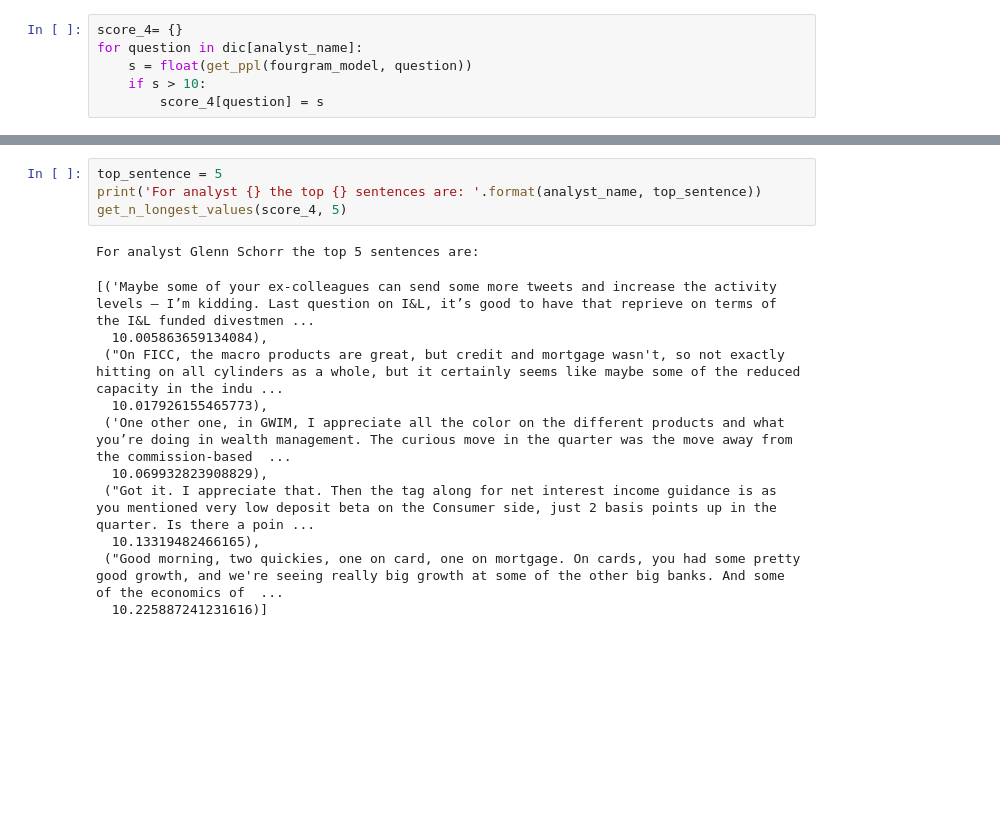
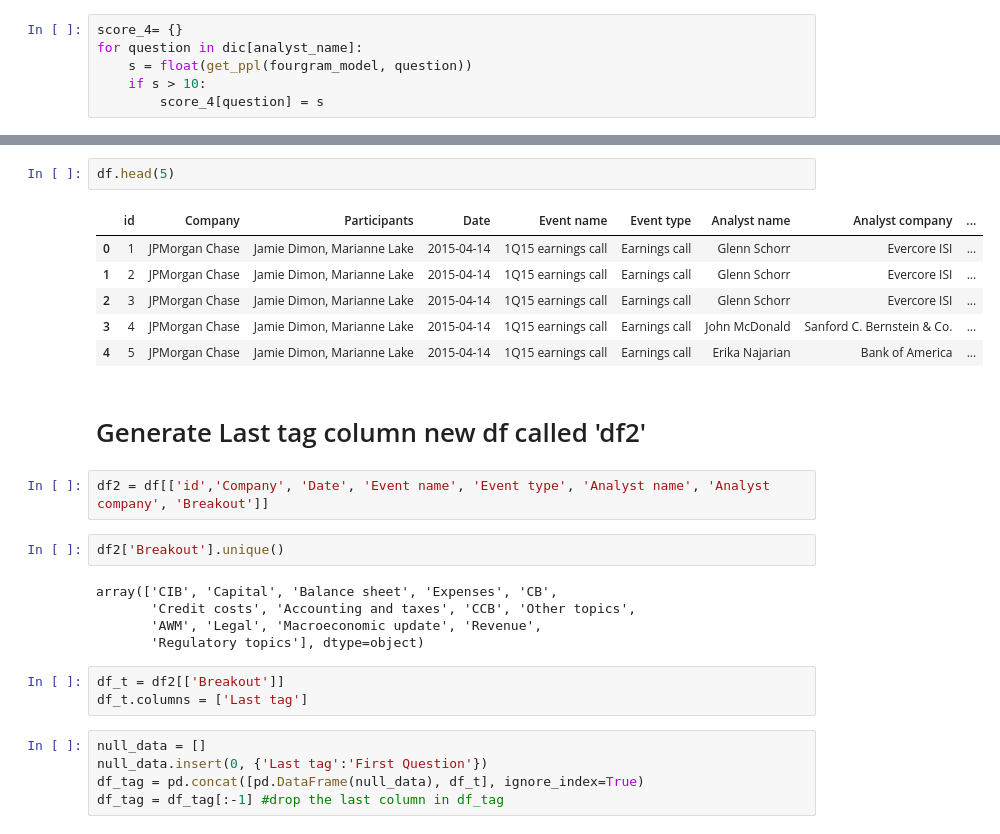
Before and after one commit to ly1123/NYU_Capstone, a Jupyter notebook: Tokenization with spacy and kenLm sentence.ipynb, the cells around one changed output, grey strips where cells are left out. Drawn from its saved outputs; the diff is of its cells as text; blank space fills up the shorter version.

```diff
--- a/Tokenization with spacy and kenLm sentence.ipynb
+++ b/Tokenization with spacy and kenLm sentence.ipynb
@@ -389,16 +418,28 @@ display(image)
-# %%
-top_sentence = 5
-print('For analyst {} the top {} sentences are: '.format(analyst_name, top_sentence))
-get_n_longest_values(score_4, 5)
-# %% [output]
-For analyst Glenn Schorr the top 5 sentences are:
-[('Maybe some of your ex-colleagues can send some more tweets and increase the activity levels – I’m kidding. Last question on I&L, it’s good to have that reprieve on terms of the I&L funded divestmen ...
-  10.005863659134084),
- ("On FICC, the macro products are great, but credit and mortgage wasn't, so not exactly hitting on all cylinders as a whole, but it certainly seems like maybe some of the reduced capacity in the indu ...
-  10.017926155465773),
- ('One other one, in GWIM, I appreciate all the color on the different products and what you’re doing in wealth management. The curious move in the quarter was the move away from the commission-based  ...
-  10.069932823908829),
- ("Got it. I appreciate that. Then the tag along for net interest income guidance is as you mentioned very low deposit beta on the Consumer side, just 2 basis points up in the quarter. Is there a poin ...
-  10.13319482466165),
- ("Good morning, two quickies, one on card, one on mortgage. On cards, you had some pretty good growth, and we're seeing really big growth at some of the other big banks. And some of the economics of  ...
-  10.225887241231616)]
+# %%
+df.head(5)
+# %% [output]
+|  | id | Company | Participants | Date | Event name | Event type | Analyst name | Analyst company | ... |
+| 0 | 1 | JPMorgan Chase | Jamie Dimon, Marianne Lake | 2015-04-14 | 1Q15 earnings call | Earnings call | Glenn Schorr | Evercore ISI | ... |
+| 1 | 2 | JPMorgan Chase | Jamie Dimon, Marianne Lake | 2015-04-14 | 1Q15 earnings call | Earnings call | Glenn Schorr | Evercore ISI | ... |
+| 2 | 3 | JPMorgan Chase | Jamie Dimon, Marianne Lake | 2015-04-14 | 1Q15 earnings call | Earnings call | Glenn Schorr | Evercore ISI | ... |
+| 3 | 4 | JPMorgan Chase | Jamie Dimon, Marianne Lake | 2015-04-14 | 1Q15 earnings call | Earnings call | John McDonald | Sanford C. Bernstein & Co. | ... |
+| 4 | 5 | JPMorgan Chase | Jamie Dimon, Marianne Lake | 2015-04-14 | 1Q15 earnings call | Earnings call | Erika Najarian | Bank of America | ... |
+# %% [markdown]
+# Generate Last tag column new df called 'df2'
+# %%
+df2 = df[['id','Company', 'Date', 'Event name', 'Event type', 'Analyst name', 'Analyst company', 'Breakout']]
+# %%
+df2['Breakout'].unique()
+# %% [output]
+array(['CIB', 'Capital', 'Balance sheet', 'Expenses', 'CB',
+       'Credit costs', 'Accounting and taxes', 'CCB', 'Other topics',
+       'AWM', 'Legal', 'Macroeconomic update', 'Revenue',
+       'Regulatory topics'], dtype=object)
+# %%
+df_t = df2[['Breakout']]
+df_t.columns = ['Last tag']
+# %%
+null_data = []
+null_data.insert(0, {'Last tag':'First Question'})
+df_tag = pd.concat([pd.DataFrame(null_data), df_t], ignore_index=True)
+df_tag = df_tag[:-1] #drop the last column in df_tag
```
Also changed, not shown: parts of 16 cells of this notebook.
